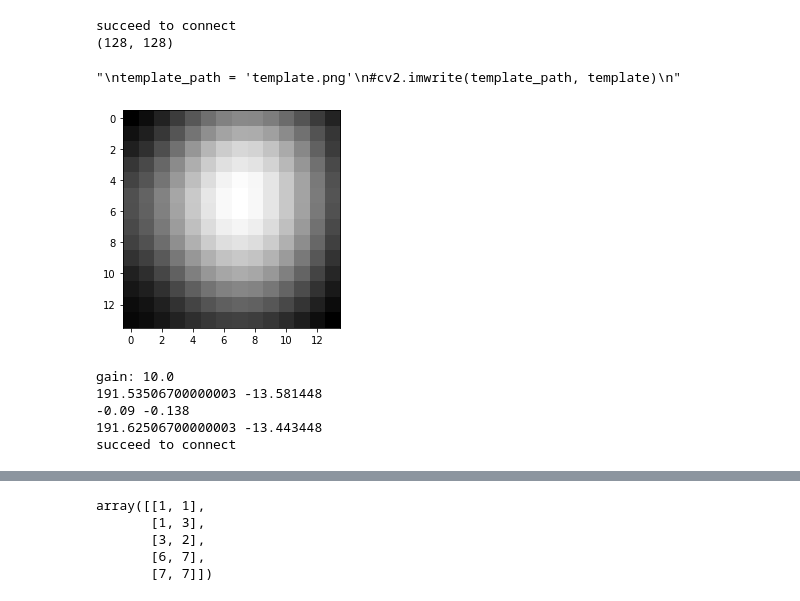
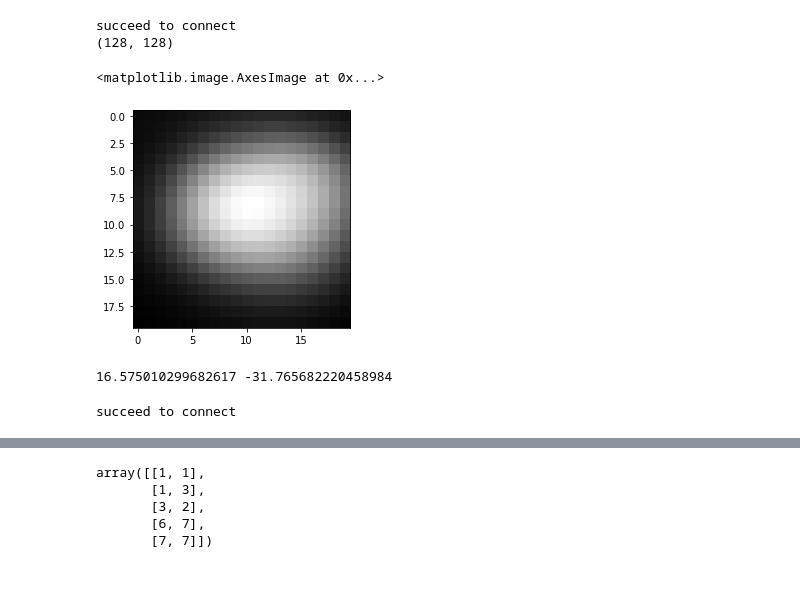
Before and after one commit to SINGROUP/Atom_manipulation_with_RL, a Jupyter notebook: single_atom_training_2nd_round.ipynb, the cells around one changed output, grey strips where cells are left out. Drawn from its saved outputs; the diff is of its cells as text; code cells hidden in the pictures.

```diff
--- a/single_atom_training_2nd_round.ipynb
+++ b/single_atom_training_2nd_round.ipynb
@@ -29,22 +29,17 @@ cpu
 # %%
 createc_controller = Createc_Controller(None, None, None, None)
 img_forward = np.array(createc_controller.stm.scandata(1,4))
 print(img_forward.shape)
-top_left, w, h = (4,4), 14, 14
+top_left, w, h = (105,5), 20, 20
 template = img_forward[top_left[1]:top_left[1]+h, top_left[0]:top_left[0]+w]
 plt.imshow(template)
 # %% [output]
 succeed to connect
 (128, 128)
-"\ntemplate_path = 'template.png'\n#cv2.imwrite(template_path, template)\n"
+<matplotlib.image.AxesImage at 0x...>
-[figure, old version]
+[figure, new version]
 # %%
 #test offset extration
-DactoA = float(createc_controller.stm.getparam('Dacto[A]xy'))
-Gain = float(createc_controller.stm.getparam("GainX"))
-offset_x = -float(createc_controller.stm.getparam('OffsetX'))*DactoA*Gain/10
-offset_y = -float(createc_controller.stm.getparam('OffsetY'))*DactoA*Gain/10
-print(offset_x, offset_y)
 DAC_unit = 2**19
 volt_unit = 10
 Xgain = float(createc_controller.stm.getparam("GainX"))
@@ -54,6 +49,8 @@ Ypiezoconst = float(createc_controller.stm.getparam("Ypiezoconst"))
 x_nm = -0.1*Xpiezoconst*volt_unit*float(createc_controller.stm.getparam('OffsetX'))*Xgain/DAC_unit
 y_nm = -0.1*Ypiezoconst*volt_unit*float(createc_controller.stm.getparam('OffsetY'))*Ygain/DAC_unit
 print(x_nm, y_nm)
+# %% [output]
+16.575010299682617 -31.765682220458984
 # %%
 step_nm = 0.4
 max_mvolt = 15 #min_mvolt = 0.5*max_mvolt
@@ -64,19 +61,15 @@ pixel = 128
 
 im_size_nm = 10.027
 
-offset_nm = np.array([190.386,-13.5])
-manip_limit_nm = np.array([189, 195, -11, -5]) #[left, right, up, down]
+offset_nm = np.array([x_nm, y_nm])
+manip_limit_nm = np.array([12, 19, -29.5, -22]) #[left, right, up, down]
 template_max_y = 25
 scan_mV = 1000
 max_len = 5
 env = RealExpEnv(step_nm, max_mvolt, max_pcurrent_to_mvolt_ratio, goal_nm,
                  template, current_jump, im_size_nm, offset_nm, manip_limit_nm, pixel,
-                 template_max_y, scan_mV, max_len)
+                 template_max_y, scan_mV, max_len, bottom=False)
 # %% [output]
-gain: 10.0
-191.53506700000003 -13.581448
--0.09 -0.138
-191.62506700000003 -13.443448
 succeed to connect
 # %%
 batch_size= 64
```
Also changed, not shown: parts of 8 cells of this notebook, 4 other files.
